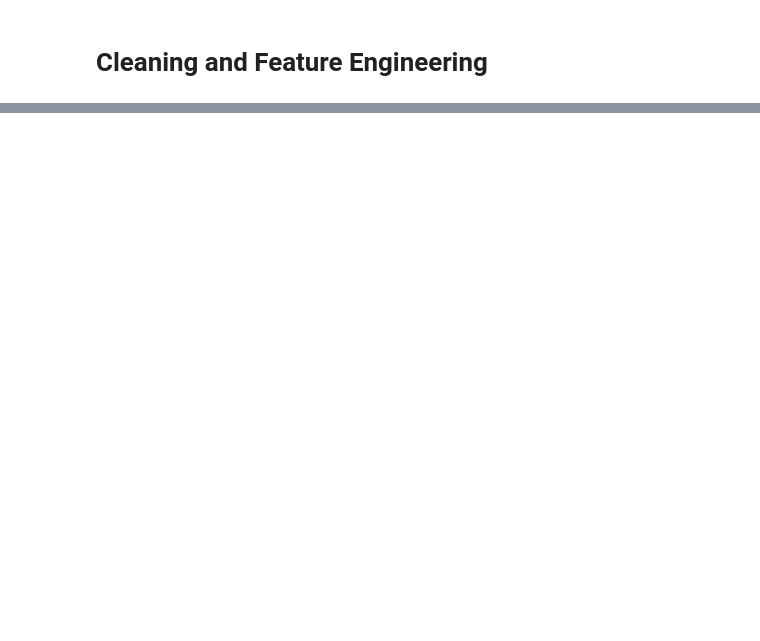
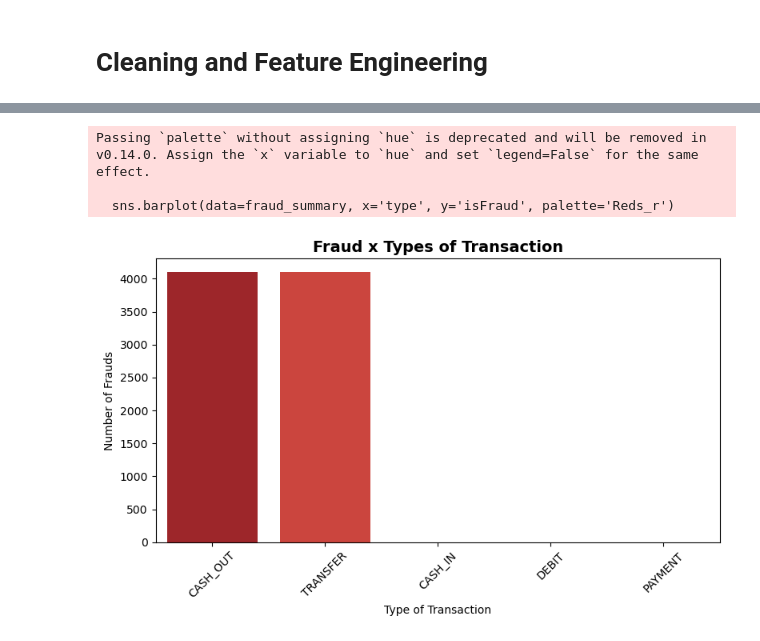
Before and after one commit to AndreNB1702/fraud-detection, a Jupyter notebook: analysis.ipynb, the cells around one changed output, grey strips where cells are left out. Cells and saved outputs as stored; diff of their text form; code cells hidden in the pictures; blank space fills up the shorter version.

```diff
--- a/analysis.ipynb
+++ b/analysis.ipynb
@@ -79,0 +110,24 @@ df = pd.get_dummies(df, columns=['type'], drop_first=False)
+# %%
+fraud_counts = df2.groupby('type')['isFraud'].sum().reset_index()
+total_counts = df2['type'].value_counts().reset_index()
+total_counts.columns = ['type', 'total_transacoes']
+
+fraud_summary = pd.merge(fraud_counts, total_counts, on='type', how='outer').fillna(0)
+fraud_summary['isFraud'] = fraud_summary['isFraud'].astype(int)
+
+fraud_summary = fraud_summary.sort_values('isFraud', ascending=False)
+
+plt.figure(figsize=(8, 5))
+sns.barplot(data=fraud_summary, x='type', y='isFraud', palette='Reds_r')
+
+plt.title('Fraud x Types of Transaction', fontsize=14, fontweight='bold')
+plt.xlabel('Type of Transaction')
+plt.ylabel('Number of Frauds')
+plt.xticks(rotation=45)
+plt.tight_layout()
+plt.show()
+# %% [output]
+Passing `palette` without assigning `hue` is deprecated and will be removed in v0.14.0. Assign the `x` variable to `hue` and set `legend=False` for the same effect.
+
+  sns.barplot(data=fraud_summary, x='type', y='isFraud', palette='Reds_r')
+[figure, added]
```
Also changed, not shown: parts of 10 cells of this notebook, 1 other file.
